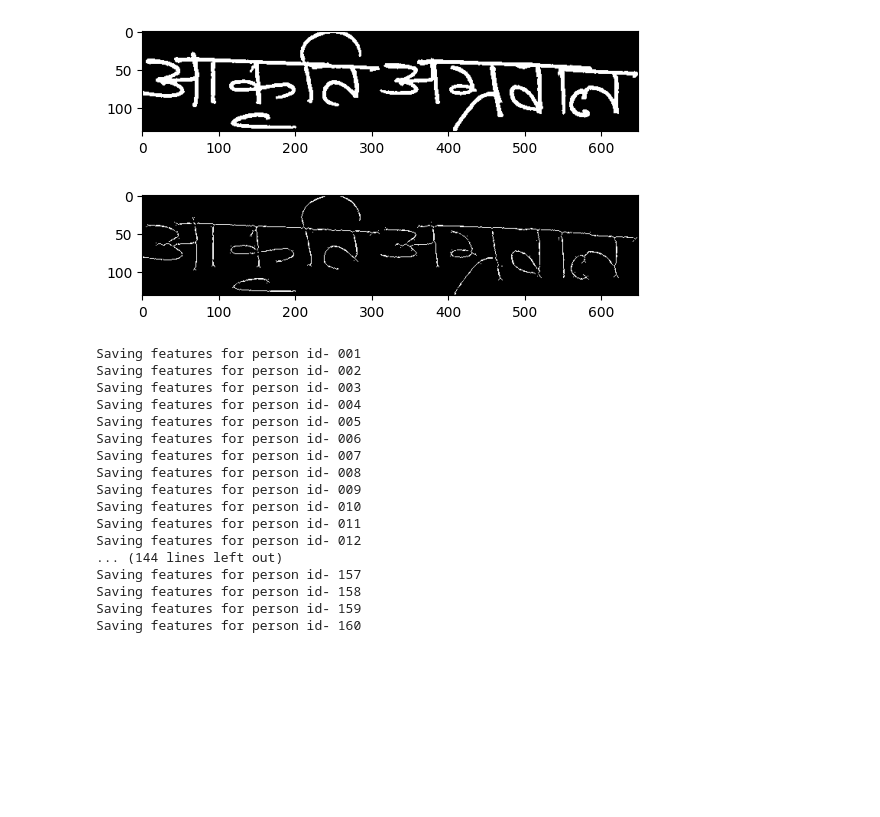
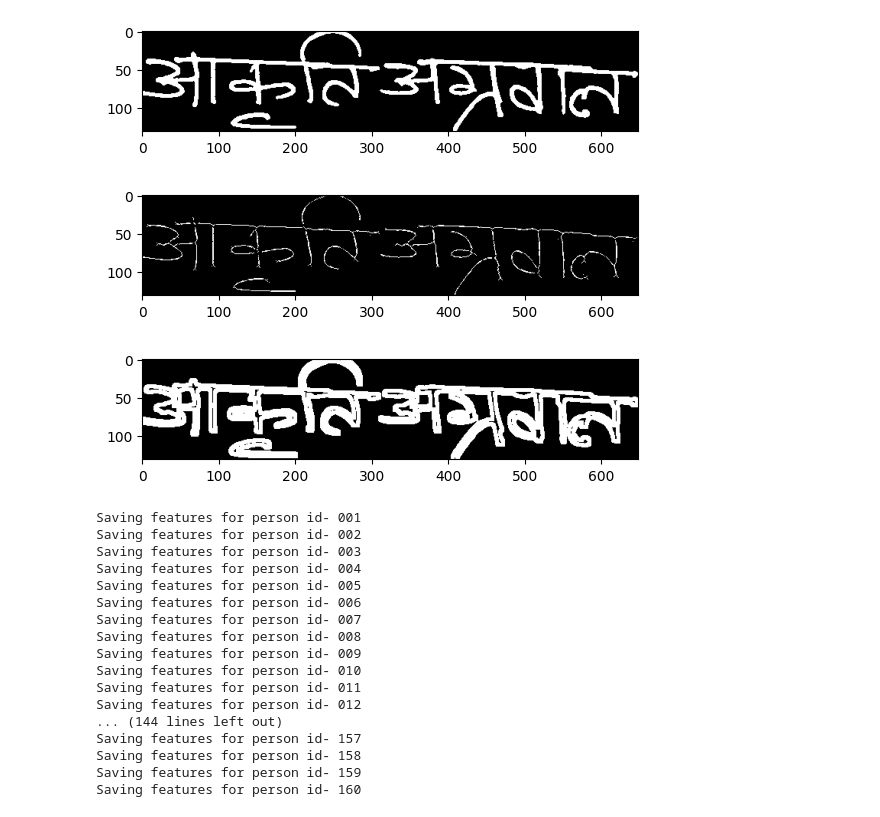
Before and after one commit to GiteshSinghPhogat/Offline-signature-verification, a Jupyter notebook: merge.ipynb, the cells around one changed output. Drawn from its saved outputs; the diff is of its cells as text; code cells hidden in the pictures; blank space fills up the shorter version.

```diff
--- a/merge.ipynb
+++ b/merge.ipynb
@@ -23,8 +23,9 @@ cv2.waitKey(0)
 cv2.destroyAllWindows()
 # %%
 def otsu(img):
-#     blur = cv2.GaussianBlur(img,(5,5),0)
-    ret3,th3 = cv2.threshold(img,0,255,cv2.THRESH_BINARY+cv2.THRESH_OTSU)
+    kernal_size=(3,3)
+    b = cv2.blur(img,kernal_size) # mean filter
+    ret3,th3 = cv2.threshold(b,0,255,cv2.THRESH_BINARY+cv2.THRESH_OTSU)
     image=np.invert(th3)
     return image
 
@@ -66,7 +67,25 @@ timg=thinning(cimg)
 plt.imshow(timg,'gray')
 plt.show()
 # %% [output]
-[figure, old version]
+[figure, new version]
+# %%
+def thickning(img):
+    # Apply Canny edge detection to the blurred image
+    edges = cv2.Canny(img, 100, 200)
+
+    # Dilate the edges to make them thicker
+    kernel = np.ones((5,5), np.uint8)
+    return cv2.dilate(edges, kernel, iterations=1)
+
+    cv2.imshow('Dilated Edges', dilated_edges)
+    cv2.waitKey(0)
+    cv2.destroyAllWindows()
+
+timg=thickning(cimg)
+plt.imshow(timg,'gray')
+plt.show()
+# %% [output]
+[figure, added]
 # %%
 def preprocessing(train_path):
     x_train=[]
```
Also changed, not shown: parts of 18 cells of this notebook.
